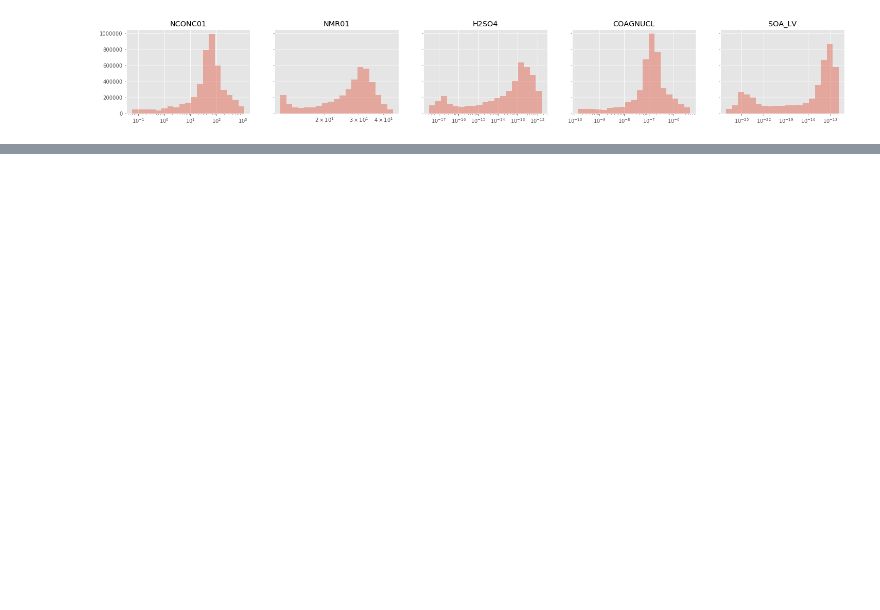
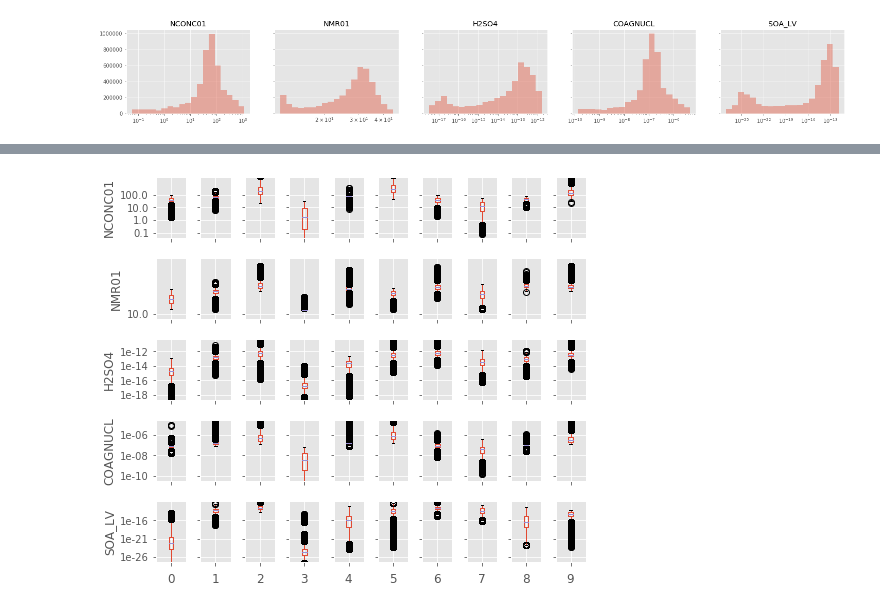
Before and after one commit to daliagachc/sara-cluster, a Jupyter notebook: sara_cluster/notebooks/sara_cluster_nb.ipynb, the cells around one changed output, grey strips where cells are left out. Cells and saved outputs as stored; diff of their text form; code cells hidden in the pictures; blank space fills up the shorter version.

```diff
--- a/sara_cluster/notebooks/sara_cluster_nb.ipynb
+++ b/sara_cluster/notebooks/sara_cluster_nb.ipynb
@@ -175,0 +206,32 @@ _df = df2.reset_index()[[time,la,cols[0]]]
+# %%
+f,axs = plt.subplots(len(cols),n_c,figsize=(7,6))
+for ic in range(len(cols)):
+    for il in range(n_c):
+        ax = axs[ic,il]
+        c = cols[ic]
+
+        _df = df3[df3[la]==il][[c]]
+        q1,q2 = df3[c].quantile([.05,.95])
+        q1 = np.floor(q1)
+        q2 = np.ceil(q2)
+        lq = q2-q1
+        qi = int(round(lq/3))
+        if qi==0: qi=1
+
+        ax = _df.boxplot(ax=ax)
+        _ar = np.arange(q1, q2, qi)
+        ax.set_yticks(_ar)
+        ax.set_yticklabels(10.0**_ar);
+        ax.set_ylim(q1-lq/10,q2+lq/10)
+        ax.set_xticklabels([None])
+        if ic+1!=len(cols):
+            ax.set_xlabel(None)
+        else:
+            ax.set_xlabel(il)
+        if il ==0:
+            ax.set_ylabel(c)
+        else:
+            ax.set_yticklabels(len(_ar)*[None])
+f.tight_layout()
+# %% [output]
+[figure, added]
```
Also changed, not shown: parts of 16 cells of this notebook, 1 other file.
